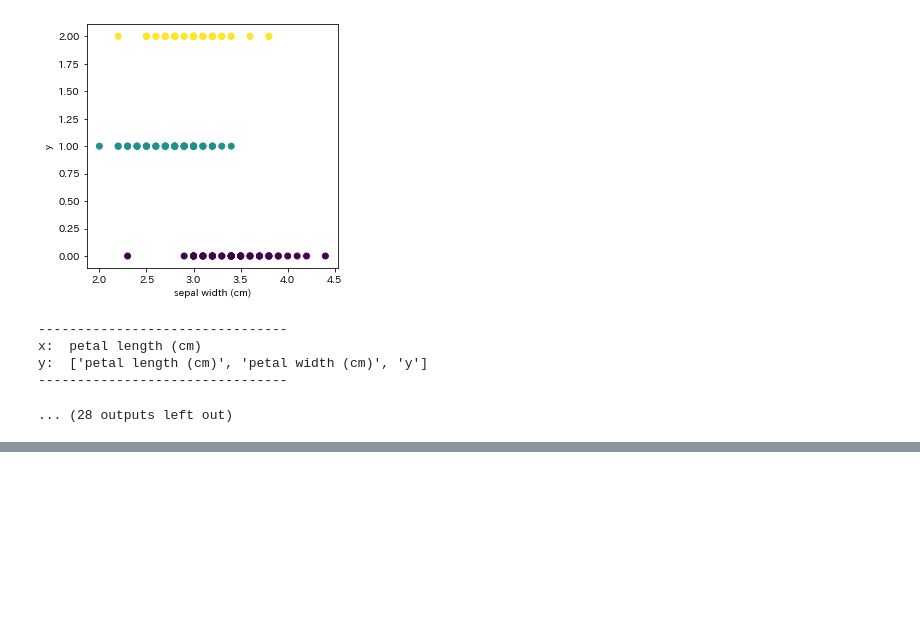
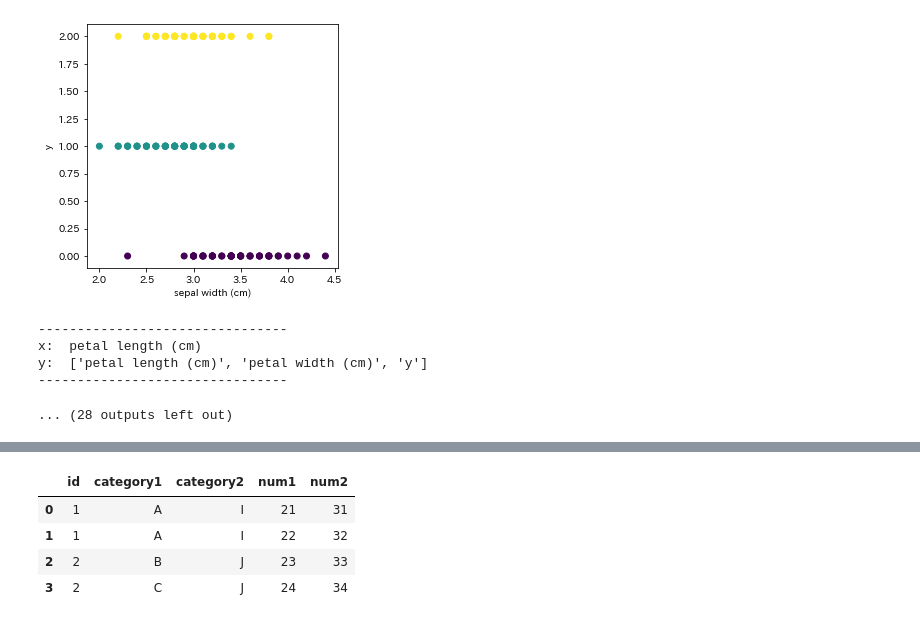
Before and after one commit to keni-chi/Machine-Learning, a Jupyter notebook: etc/11.vizualize/01.df_plot_datetime/01.df_plot_datetime.ipynb, the cells around one changed output, grey strips where cells are left out. Drawn from its saved outputs; the diff is of its cells as text; code cells hidden in the pictures; blank space fills up the shorter version.

```diff
--- a/etc/11.vizualize/01.df_plot_datetime/01.df_plot_datetime.ipynb
+++ b/etc/11.vizualize/01.df_plot_datetime/01.df_plot_datetime.ipynb
@@ -384,0 +421,10 @@ y:  ['petal length (cm)', 'petal width (cm)', 'y']
+# %%
+decoded = le.inverse_transform(encoded)
+df['category1'] = decoded
+df.head()
+# %% [output]
+|  | id | category1 | category2 | num1 | num2 |
+| 0 | 1 | A | I | 21 | 31 |
+| 1 | 1 | A | I | 22 | 32 |
+| 2 | 2 | B | J | 23 | 33 |
+| 3 | 2 | C | J | 24 | 34 |
```
Also changed, not shown: parts of 7 cells of this notebook.
